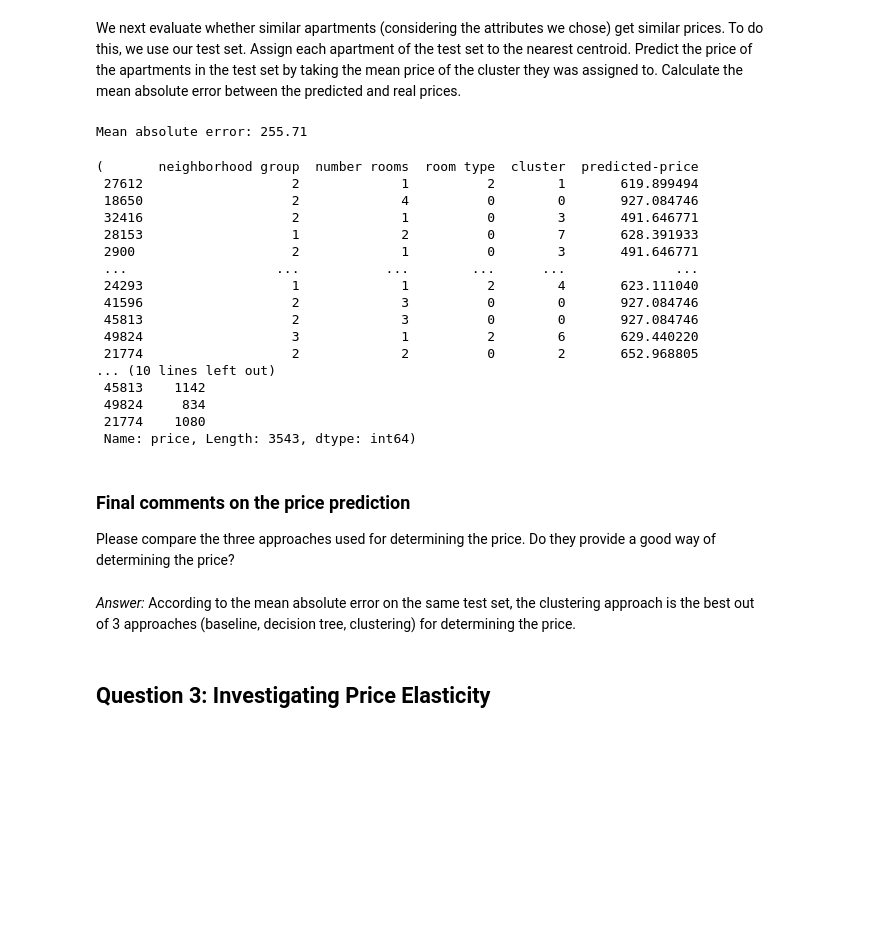
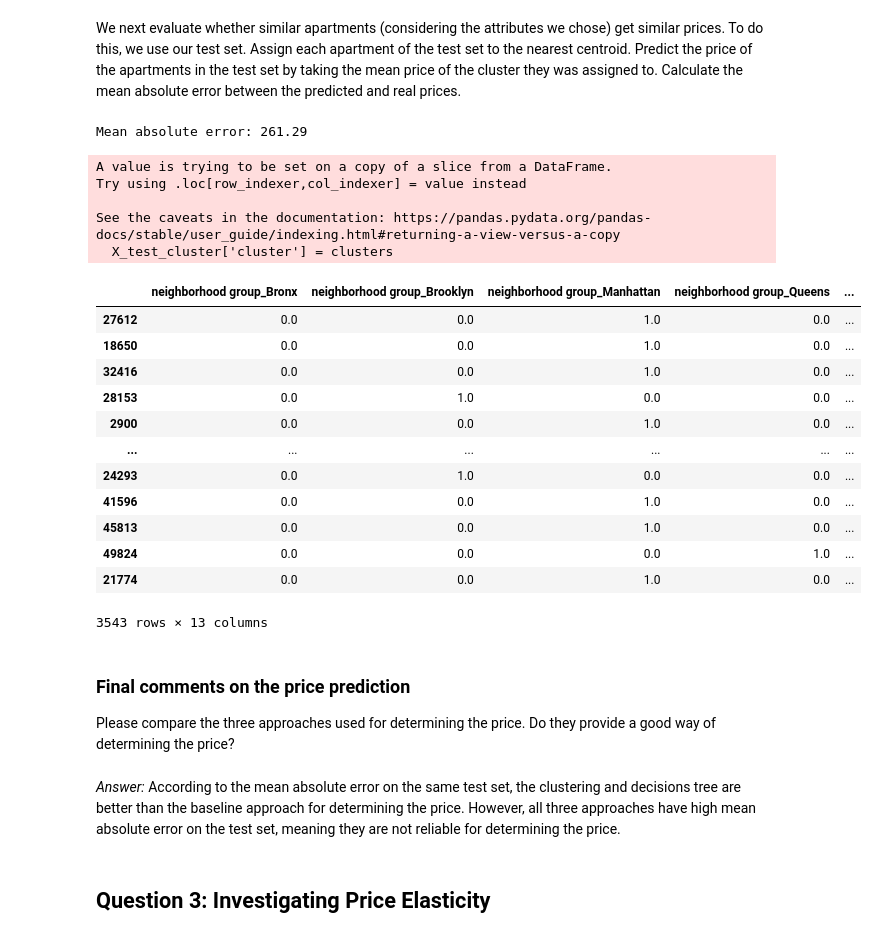
Before and after one commit to mnghiap/ids22, a Jupyter notebook: assignment1/assignment_1.ipynb, the cells around one changed output. Cells and saved outputs as stored; diff of their text form; code cells hidden in the pictures; blank space fills up the shorter version.

```diff
--- a/assignment1/assignment_1.ipynb
+++ b/assignment1/assignment_1.ipynb
@@ -871,40 +864,44 @@ We next evaluate whether similar apartments (considering the attributes we chose
 # %%
 # Your answer goes here
 # mean prices of each cluster
 means = (cl_trainSet.groupby(['cluster']))['price'].mean()
 
-X_test_cluster['cluster'] = X_test_cluster.apply(lambda instance: kmeans.predict(pd.DataFrame([instance], columns=['neighborhood group','number rooms','room type']))[0], axis=1)
-X_test_cluster['predicted-price'] = X_test_cluster.apply(lambda instance: means[instance['cluster']], axis=1)
+X_test_cluster = X_test_cluster[X_train_cluster.columns]
+clusters = kmeans.predict(X_test_cluster)
+predicted_price = list(map(lambda cluster: means[cluster], clusters))
+X_test_cluster['cluster'] = clusters
+X_test_cluster['True price'] = y_test_cluster
+X_test_cluster['Predicted price'] = predicted_price
 
+print("Mean absolute error: %.2f" % mean_absolute_error(y_test_cluster, predicted_price))
 
-print("Mean absolute error: %.2f" % mean_absolute_error(X_test_cluster['predicted-price'], y_test_cluster))
-
-X_test_cluster, y_test_cluster
+X_test_cluster
 # %% [output]
-Mean absolute error: 255.71
+Mean absolute error: 261.29
-(       neighborhood group  number rooms  room type  cluster  predicted-price
- 27612                   2             1          2        1       619.899494
- 18650                   2             4          0        0       927.084746
- 32416                   2             1          0        3       491.646771
- 28153                   1             2          0        7       628.391933
- 2900                    2             1          0        3       491.646771
- ...                   ...           ...        ...      ...              ...
- 24293                   1             1          2        4       623.111040
- 41596                   2             3          0        0       927.084746
- 45813                   2             3          0        0       927.084746
- 49824                   3             1          2        6       629.440220
- 21774                   2             2          0        2       652.968805
-... (10 lines left out)
- 45813    1142
- 49824     834
- 21774    1080
- Name: price, Length: 3543, dtype: int64)
+A value is trying to be set on a copy of a slice from a DataFrame.
+Try using .loc[row_indexer,col_indexer] = value instead
+
+See the caveats in the documentation: https://pandas.pydata.org/pandas-docs/stable/user_guide/indexing.html#returning-a-view-versus-a-copy
+  X_test_cluster['cluster'] = clusters
+|  | neighborhood group_Bronx | neighborhood group_Brooklyn | neighborhood group_Manhattan | neighborhood group_Queens | ... |
+| 27612 | 0.0 | 0.0 | 1.0 | 0.0 | ... |
+| 18650 | 0.0 | 0.0 | 1.0 | 0.0 | ... |
+| 32416 | 0.0 | 0.0 | 1.0 | 0.0 | ... |
+| 28153 | 0.0 | 1.0 | 0.0 | 0.0 | ... |
+| 2900 | 0.0 | 0.0 | 1.0 | 0.0 | ... |
+| ... | ... | ... | ... | ... | ... |
+| 24293 | 0.0 | 1.0 | 0.0 | 0.0 | ... |
+| 41596 | 0.0 | 0.0 | 1.0 | 0.0 | ... |
+| 45813 | 0.0 | 0.0 | 1.0 | 0.0 | ... |
+| 49824 | 0.0 | 0.0 | 0.0 | 1.0 | ... |
+| 21774 | 0.0 | 0.0 | 1.0 | 0.0 | ... |
+3543 rows × 13 columns
 # %% [markdown]
 ### Final comments on the price prediction
 
 Please compare the three approaches used for determining the price. Do they provide a good way of determining the price?
 # %% [markdown]
-_Answer:_ According to the mean absolute error on the same test set, the clustering approach is the best out of 3 approaches (baseline, decision tree, clustering) for determining the price.
+_Answer:_ According to the mean absolute error on the same test set, the clustering and decisions tree are better than the baseline approach for determining the price. However, all three approaches have high mean absolute error on the test set, meaning they are not reliable for determining the price.
 # %% [markdown]
 ## Question 3: Investigating Price Elasticity
 # %% [markdown]
```
Also changed, not shown: parts of 35 cells of this notebook.
